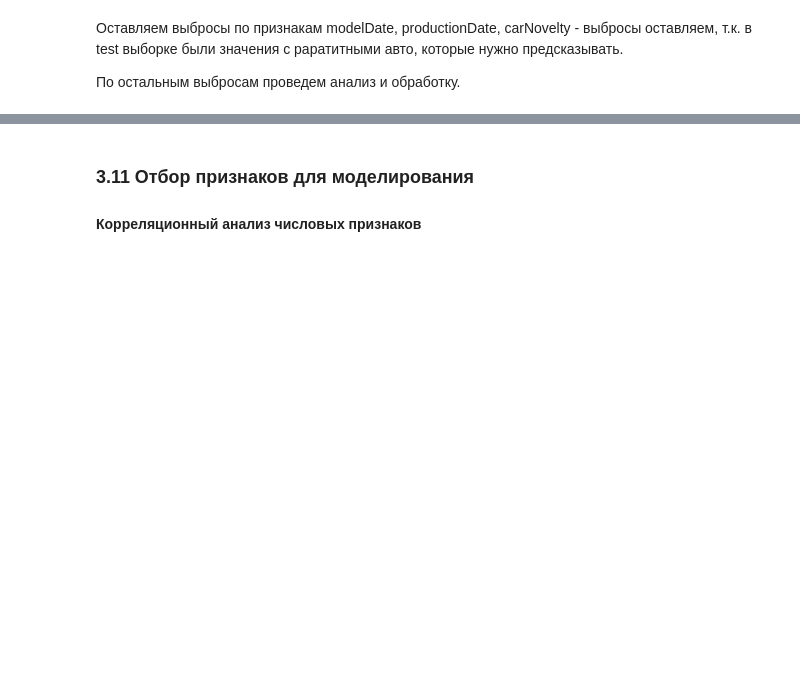
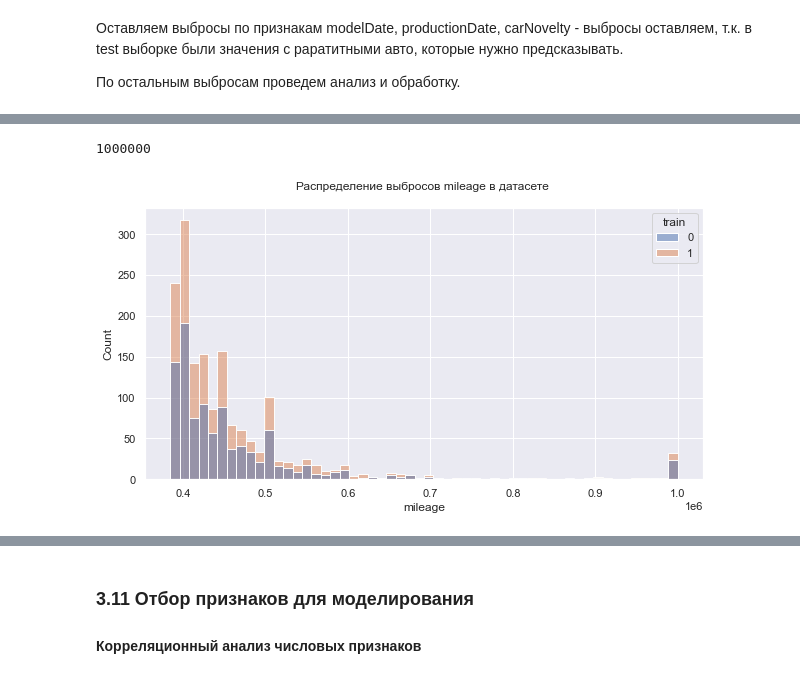
Before and after one commit to LudmilaGR/SF_DSPR_28_Gil, a Jupyter notebook: module_6/[SF-DST Car Price Prediction] Modelling DSPR-28 .ipynb, the cells around one changed output, grey strips where cells are left out. Cells and saved outputs as stored; diff of their text form; code cells hidden in the pictures; blank space fills up the shorter version.

```diff
--- a/module_6/[SF-DST Car Price Prediction] Modelling DSPR-28 .ipynb
+++ b/module_6/[SF-DST Car Price Prediction] Modelling DSPR-28 .ipynb
@@ -2703,0 +2716,13 @@ IQR: 9.0,
+# %%
+# Посмотрим на максимальные значения признака в test
+test.mileage.max()
+# %% [output]
+1000000
+# %%
+# Посмотрим на распределение выбросов
+fig, ax = plt.subplots(figsize=(10, 5))
+sns.histplot(data=data[(data.mileage > 385000)], x='mileage', hue = 'train')
+plt.title("Распределение выбросов mileage в датасете \n")
+plt.show()
+# %% [output]
+[figure, added]
```
Also changed, not shown: parts of 119 cells of this notebook, 1 other file.
